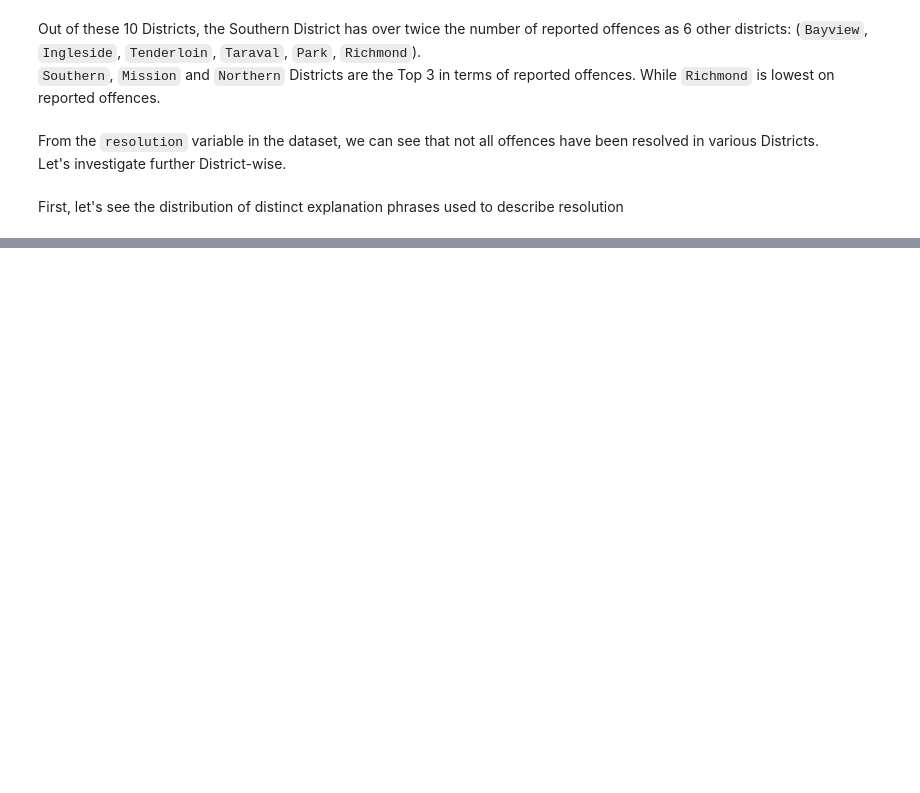
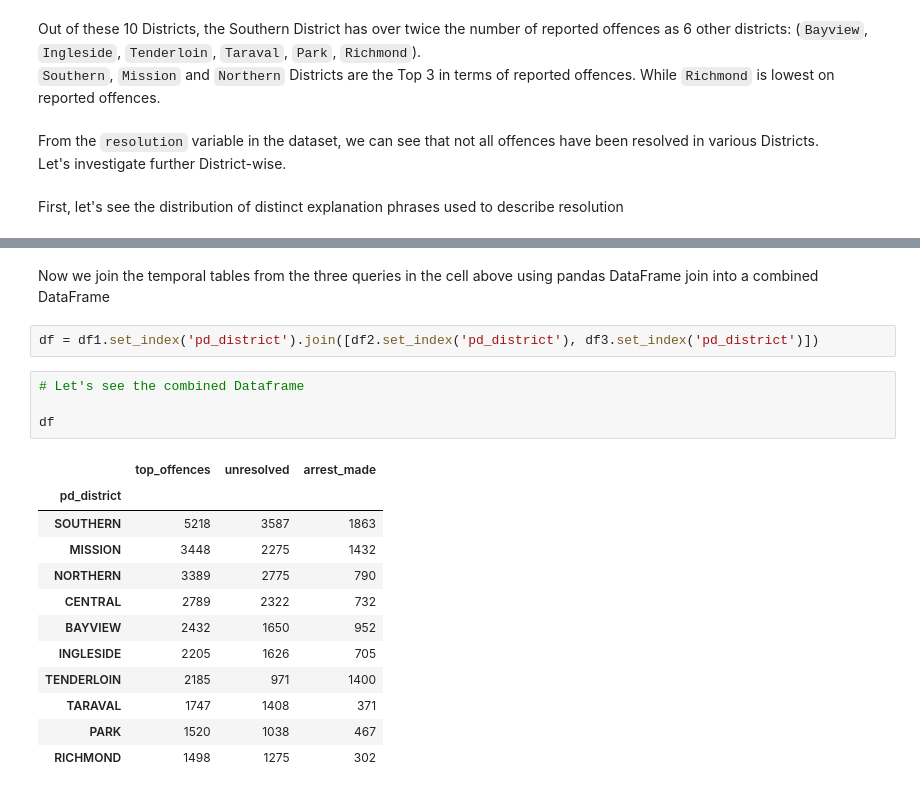
Before and after one commit to Lawrence-Krukrubo/SQL-Python_analysis_San-Francisco_Crime-Data, a Jupyter notebook: analysis1.ipynb, the cells around one changed output, grey strips where cells are left out. Drawn from its saved outputs; the diff is of its cells as text; blank space fills up the shorter version.

```diff
--- a/analysis1.ipynb
+++ b/analysis1.ipynb
@@ -267,0 +302,21 @@ Let's see the split of unresolved offences and offences inwhich arrests have bee
+# %% [markdown]
+Now we join the temporal tables from the three queries in the cell above using pandas DataFrame join into a combined DataFrame
+# %%
+df = df1.set_index('pd_district').join([df2.set_index('pd_district'), df3.set_index('pd_district')])
+# %%
+# Let's see the combined Dataframe
+
+df
+# %% [output]
+|  | top_offences | unresolved | arrest_made |
+| pd_district |  |  |  |
+| SOUTHERN | 5218 | 3587 | 1863 |
+| MISSION | 3448 | 2275 | 1432 |
+| NORTHERN | 3389 | 2775 | 790 |
+| CENTRAL | 2789 | 2322 | 732 |
+| BAYVIEW | 2432 | 1650 | 952 |
+| INGLESIDE | 2205 | 1626 | 705 |
+| TENDERLOIN | 2185 | 971 | 1400 |
+| TARAVAL | 1747 | 1408 | 371 |
+| PARK | 1520 | 1038 | 467 |
+| RICHMOND | 1498 | 1275 | 302 |
```
Also changed, not shown: parts of 23 cells of this notebook.
